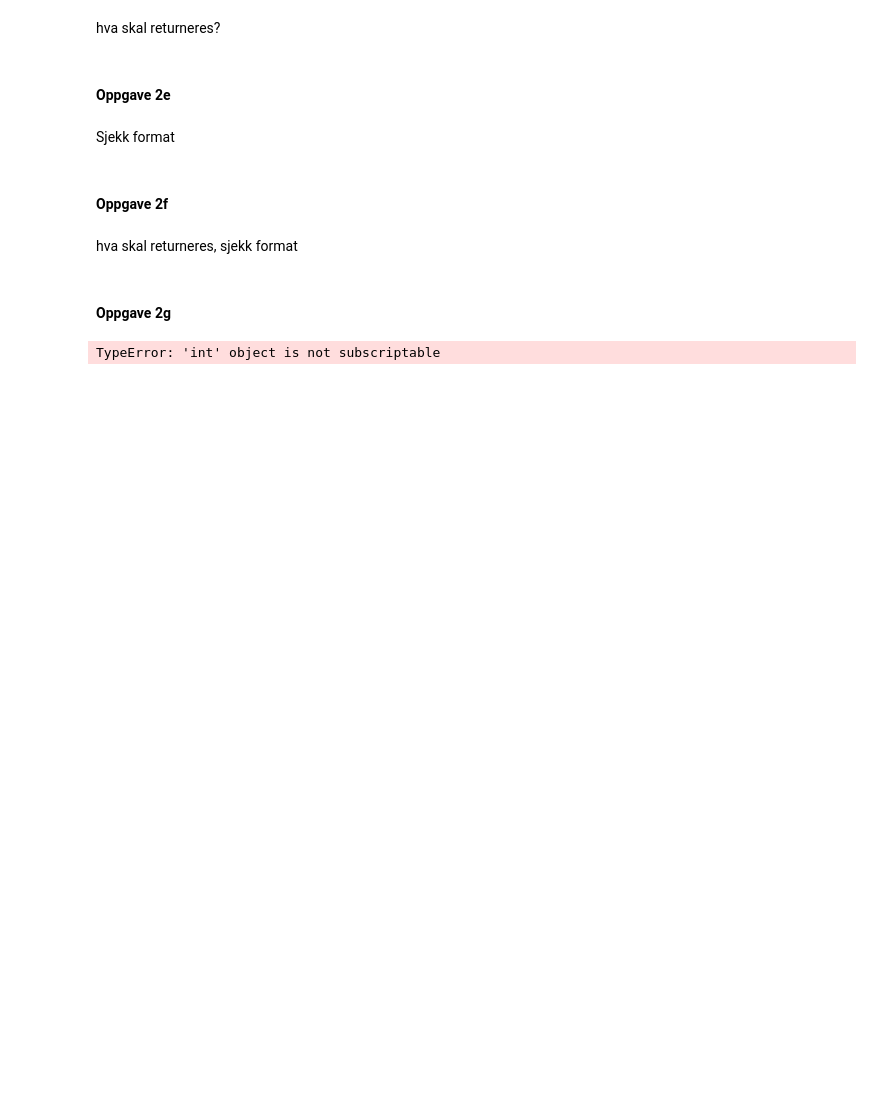
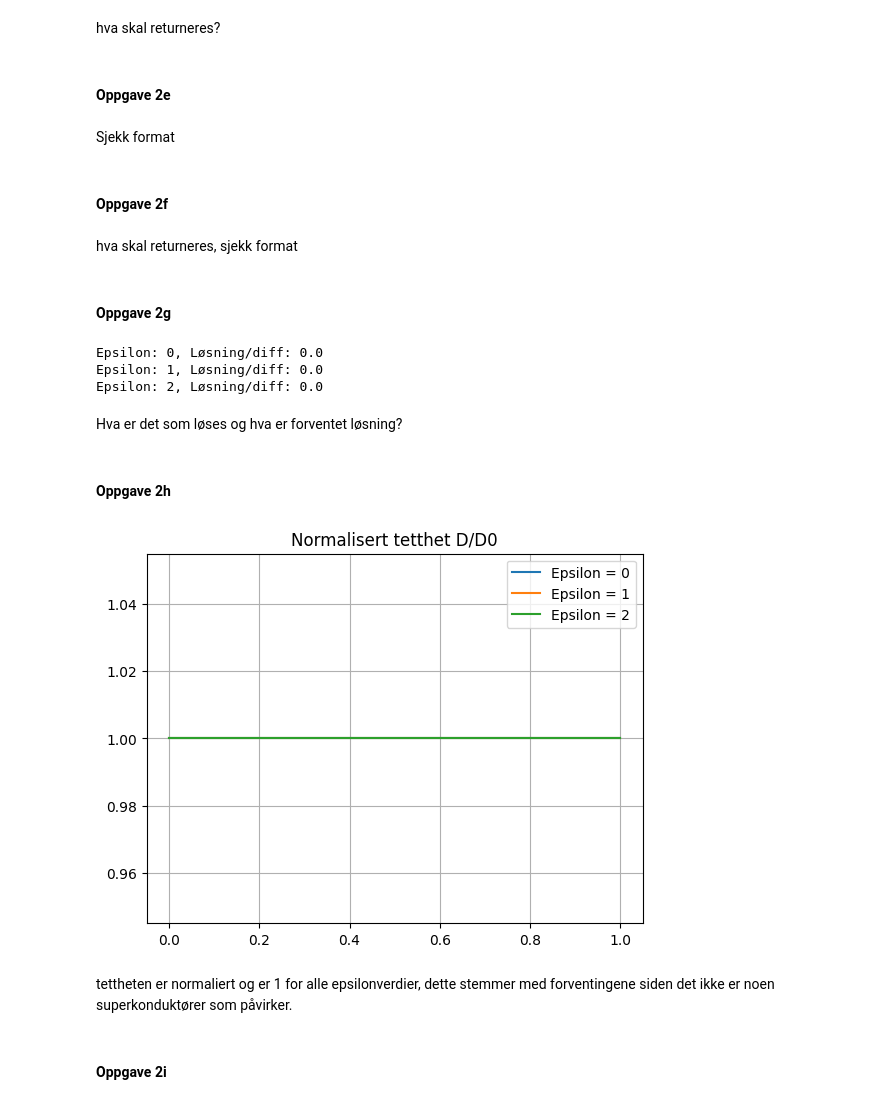
Before and after one commit to selmaberg05/TMA4320-Prosjekt3-gruppe-Andrihol-Emilyan-Selmahbe, a Jupyter notebook: Prosjekt3.ipynb, the cells around one changed output. Saved outputs shown, nothing was run; the diff lists cells and outputs as text; code cells hidden in the pictures; blank space fills up the shorter version.

```diff
--- a/Prosjekt3.ipynb
+++ b/Prosjekt3.ipynb
@@ -428,7 +428,7 @@ Sjekk format
 #### Oppgave 2f
 # %%
 def bc(vL, vR):
-    v = np.zeros(32)
+    v = np.zeros_like(vL)
 
     gL, gtL, wL, wtL = splitMatrices(vL)
     gR, gtR, wR, wtR = splitMatrices(vR)
@@ -456,12 +456,58 @@ hva skal returneres, sjekk format
 x = np.linspace(0,l,m)
 y = np.zeros((32,m))
 eps_lst = [0,1,2]
+solutions = {}
 
 for eps in eps_lst:
-    vec = 0#peiling
-    res = solve_bvp(fun(x, vec, eps), bc, x, y)
-    plt.plot(res.x, res.y)
+    res = solve_bvp(lambda x, vec: fun(x, vec, eps), bc, x, y)
+    print(f"Epsilon: {eps}, Løsning/diff: {np.max(res.y)}")
 
-plt.show()
+    solutions[eps] = res.y
 # %% [output]
-TypeError: 'int' object is not subscriptable
+Epsilon: 0, Løsning/diff: 0.0
+Epsilon: 1, Løsning/diff: 0.0
+Epsilon: 2, Løsning/diff: 0.0
+# %% [markdown]
+Hva er det som løses og hva er forventet løsning?
+# %% [markdown]
+#### Oppgave 2h
+# %%
+rhoh3 = np.block([ [I, np.zeros_like(I)],
+                  [np.zeros_like(I), -I]] )
+
+def gh(g, gt): #Hvor kommer g og gt fra?
+    N = np.linalg.inv(I - g @ gt)
+    Nt = np.linalg.inv(I - gt @ g)
+    return np.block([[2 * N - I, 2 * N @ g],
+                    [-2 * Nt @ gt, -2 * Nt + I]])
+
+def compute_density(solutions, eps_lst):
+    density_dict = {}
+
+    for eps in eps_lst:
+        density_lst = []
+        for i in range(m):
+            v = solutions[eps][:, i]
+            g, gt, w, wt = splitMatrices(v)
+            density = np.real(np.trace(rhoh3 @ gh(g, gt))) / 4
+            density_lst.append(density)
+
+        density_dict[eps] = np.array(density_lst)
+
+    return density_dict
+
+plt.figure()
+density_data = compute_density(solutions, eps_lst)
+for eps in eps_lst:
+    plt.plot(x, density_data[eps],label = f"Epsilon = {eps}")
+
+plt.title("Normalisert tetthet D/D0")
+plt.legend()
+plt.grid()
+plt.show()
+# %% [output]
+[figure, added]
+# %% [markdown]
+tettheten er normaliert og er 1 for alle epsilonverdier, dette stemmer med forventingene siden det ikke er noen superkonduktører som påvirker.
+# %% [markdown]
+#### Oppgave 2i
```
Also changed, not shown: parts of 13 cells of this notebook, 1 other file.
